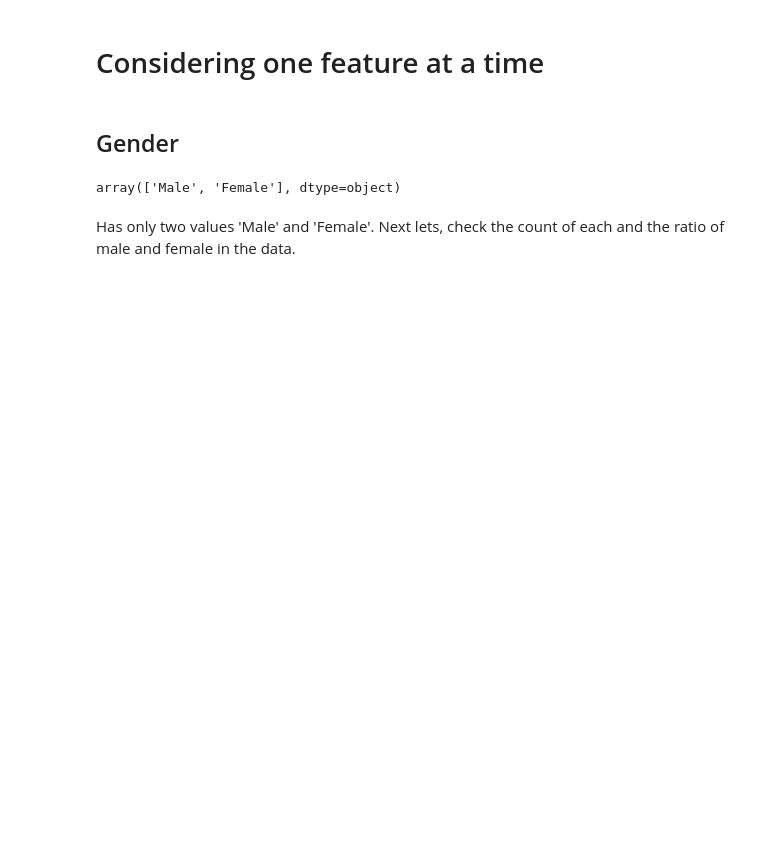
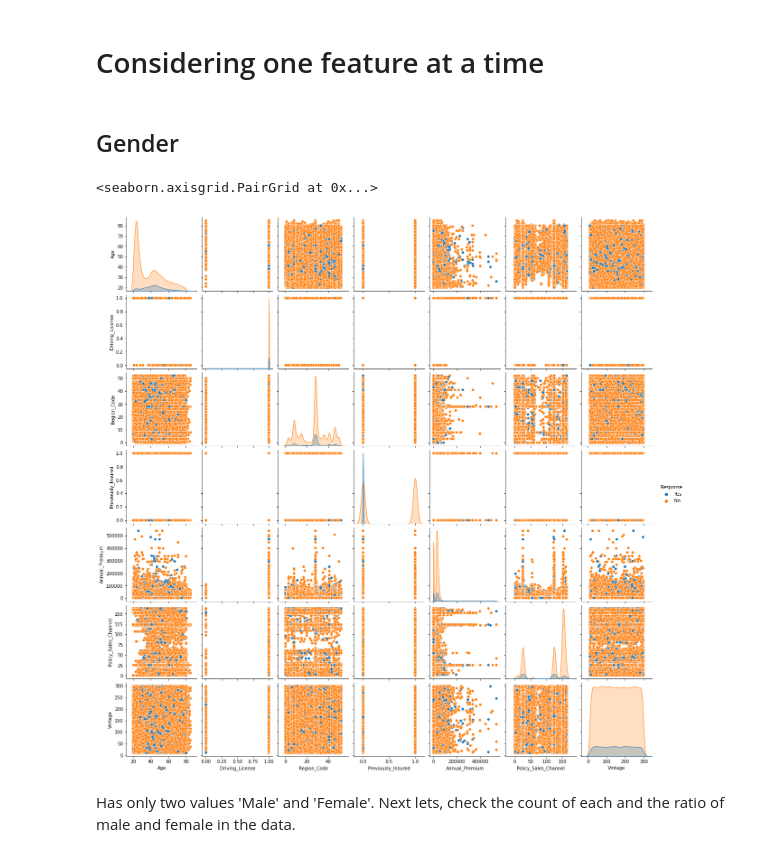
Before and after one commit to prajualpillai/car-insurace-23-07, a Jupyter notebook: trail.ipynb, the cells around one changed output. Cells and saved outputs as stored; diff of their text form; code cells hidden in the pictures; blank space fills up the shorter version.

```diff
--- a/trail.ipynb
+++ b/trail.ipynb
@@ -76,10 +77,14 @@ df.describe(include='all')
 # Considering one feature at a time
 # %% [markdown]
 ## Gender
-# %%
-df['Gender'].unique()
-# %% [output]
-array(['Male', 'Female'], dtype=object)
+# %%
+import seaborn as sns
+df3 = df.copy()
+df3["Response"] = np.where(df["Response"]==1,"Yes","No")
+sns.pairplot(df3,hue = "Response")
+# %% [output]
+<seaborn.axisgrid.PairGrid at 0x...>
+[figure, added]
 # %% [markdown]
 Has only two values 'Male' and 'Female'.
 Next lets, check the count of each and the ratio of male and female in the data.
```
Also changed, not shown: parts of 31 cells of this notebook.
